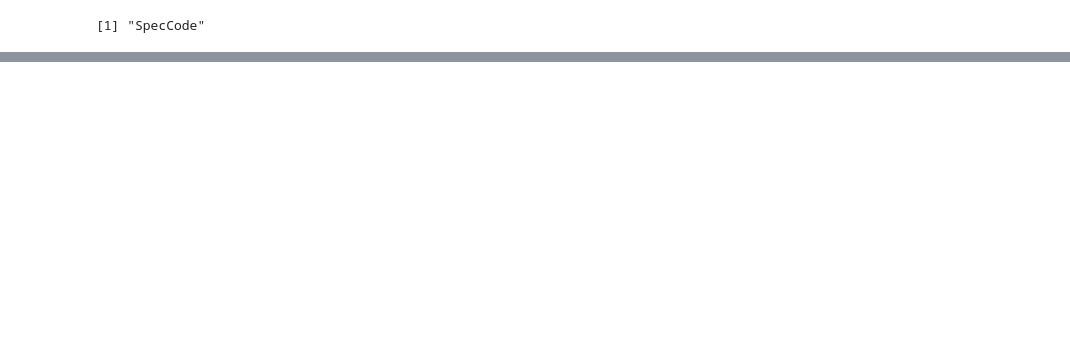
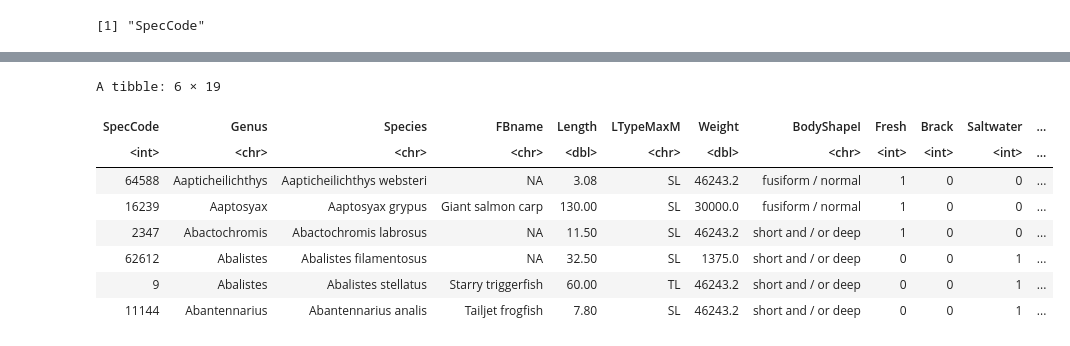
Before and after one commit to nhardemandata/fish-species-project, a Jupyter notebook: r_scripts/r_data_collection.ipynb, the cells around one changed output, grey strips where cells are left out. Saved outputs shown, nothing was run; the diff lists cells and outputs as text; code cells hidden in the pictures; blank space fills up the shorter version.

```diff
--- a/r_scripts/r_data_collection.ipynb
+++ b/r_scripts/r_data_collection.ipynb
@@ -157,0 +223,27 @@ ERROR: Error: object 'species_name_data' not found
+# %%
+# drop columns with high NA percentages
+clean_df <- clean_df %>%
+  select(
+      -Speedms, -SpeedRefNo, -LengthTypeSpeed,
+      -LongevityWild, -LongevityCaptive,
+      -DepthRangeShallow, -DepthRangeDeep, -IUCN_Assessment,
+      -Northernmost, -Southernmost, -Easternmost, -Westernmost
+        )
+# %%
+# mean imputation
+clean_df <- clean_df %>%
+  mutate(
+    Length = ifelse(is.na(Length), mean(Length, na.rm = TRUE), Length),
+    Weight = ifelse(is.na(Weight), mean(Weight, na.rm = TRUE), Weight),
+  )
+# %%
+# convert categorical NAs to "unknown"
+clean_df <- clean_df %>%
+  mutate(
+    Aquarium = ifelse(is.na(Aquarium), "Unknown", Aquarium),
+    GameFish = ifelse(is.na(GameFish), "Unknown", GameFish),
+    Importance = ifelse(is.na(Importance), "Unknown", Importance),
+    UsedforAquaculture = ifelse(is.na(UsedforAquaculture), "Unknown", UsedforAquaculture),
+    Resilience = ifelse(is.na(Resilience), "Unkwon", Resilience),
+    LTypeMaxM = ifelse(is.na(LTypeMaxM), "Unkwon", LTypeMaxM)
+  )
@@ -157,0 +264,13 @@ ERROR: Error: object 'species_name_data' not found
+# %%
+# another peek
+head(clean_df)
+# %% [output]
+A tibble: 6 × 19
+| SpecCode | Genus | Species | FBname | Length | LTypeMaxM | Weight | BodyShapeI | Fresh | Brack | Saltwater | ... |
+| <int> | <chr> | <chr> | <chr> | <dbl> | <chr> | <dbl> | <chr> | <int> | <int> | <int> | ... |
+| 64588 | Aapticheilichthys | Aapticheilichthys websteri | NA | 3.08 | SL | 46243.2 | fusiform / normal | 1 | 0 | 0 | ... |
+| 16239 | Aaptosyax | Aaptosyax grypus | Giant salmon carp | 130.00 | SL | 30000.0 | fusiform / normal | 1 | 0 | 0 | ... |
+| 2347 | Abactochromis | Abactochromis labrosus | NA | 11.50 | SL | 46243.2 | short and / or deep | 1 | 0 | 0 | ... |
+| 62612 | Abalistes | Abalistes filamentosus | NA | 32.50 | SL | 1375.0 | short and / or deep | 0 | 0 | 1 | ... |
+| 9 | Abalistes | Abalistes stellatus | Starry triggerfish | 60.00 | TL | 46243.2 | short and / or deep | 0 | 0 | 1 | ... |
+| 11144 | Abantennarius | Abantennarius analis | Tailjet frogfish | 7.80 | SL | 46243.2 | short and / or deep | 0 | 0 | 1 | ... |
```
Also changed, not shown: parts of 51 cells of this notebook, 2 other files.
